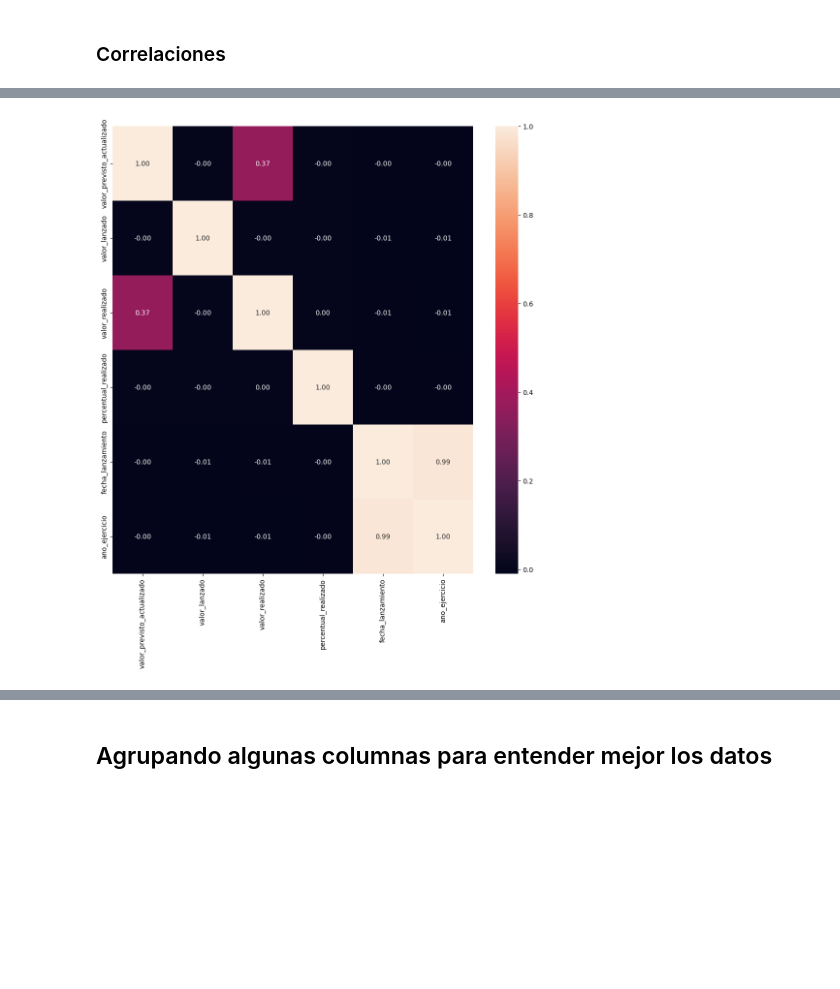
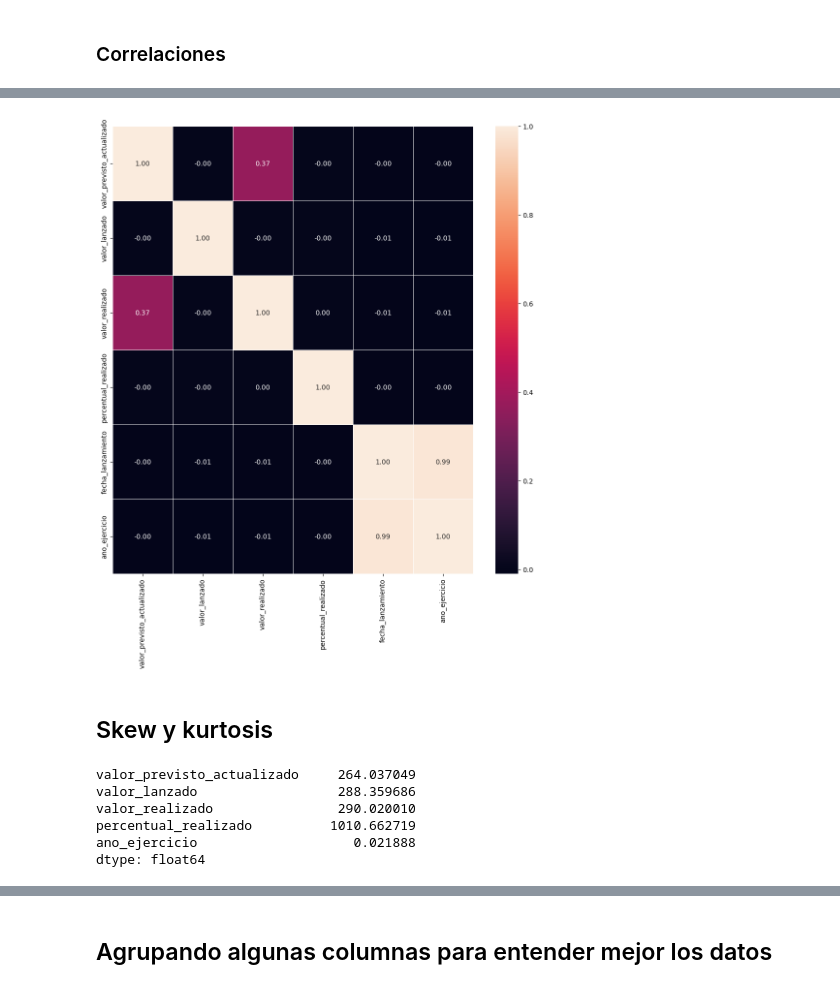
Before and after one commit to javisotogis/02Proyecto-Brasil, a Jupyter notebook: brasil-eda.ipynb, the cells around one changed output, grey strips where cells are left out. Drawn from its saved outputs; the diff is of its cells as text; code cells hidden in the pictures; blank space fills up the shorter version.

```diff
--- a/brasil-eda.ipynb
+++ b/brasil-eda.ipynb
@@ -440,7 +464,24 @@ df_floats_call
 # %%
 ## https://stackoverflow.com/questions/54506626/how-to-understand-seaborns-heatmap-annotation-format
+## https://www.youtube.com/watch?v=Eky8BDGzpw8
 fig, ax = plt.subplots(figsize=(12,12))
-sns.heatmap((df_floats_call), annot = True,fmt=".2f",ax=ax)  ## que ponga las etiquetas y 2 decimales
+sns.heatmap((df_floats_call),
+            annot = True,
+            fmt=".2f",
+            ax=ax,
+            linewidths=0.5)  ## que ponga las etiquetas y 2 decimales. Muestra lineas
 plt.show()
 # %% [output]
-[figure, old version]
+[figure, new version]
+# %% [markdown]
+## Skew y kurtosis
+# %%
+# https://www.youtube.com/watch?v=Eky8BDGzpw8
+df_all.skew(numeric_only=True)
+# %% [output]
+valor_previsto_actualizado     264.037049
+valor_lanzado                  288.359686
+valor_realizado                290.020010
+percentual_realizado          1010.662719
+ano_ejercicio                    0.021888
+dtype: float64
```
Also changed, not shown: parts of 33 cells of this notebook, 1 other file.
